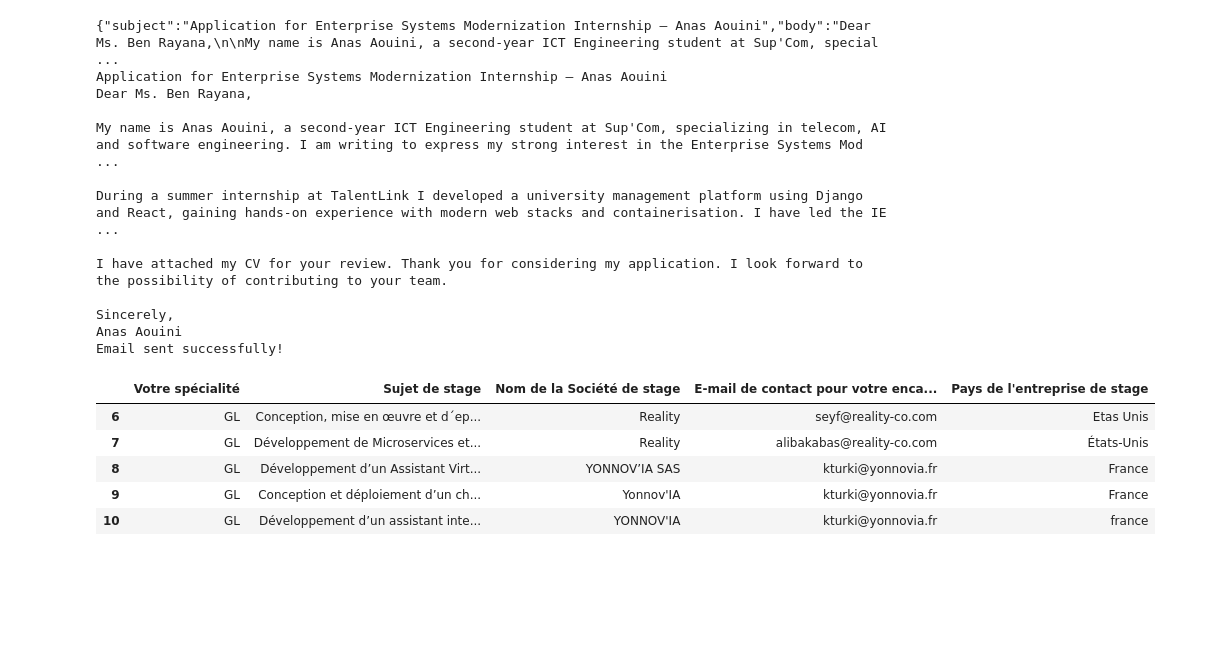
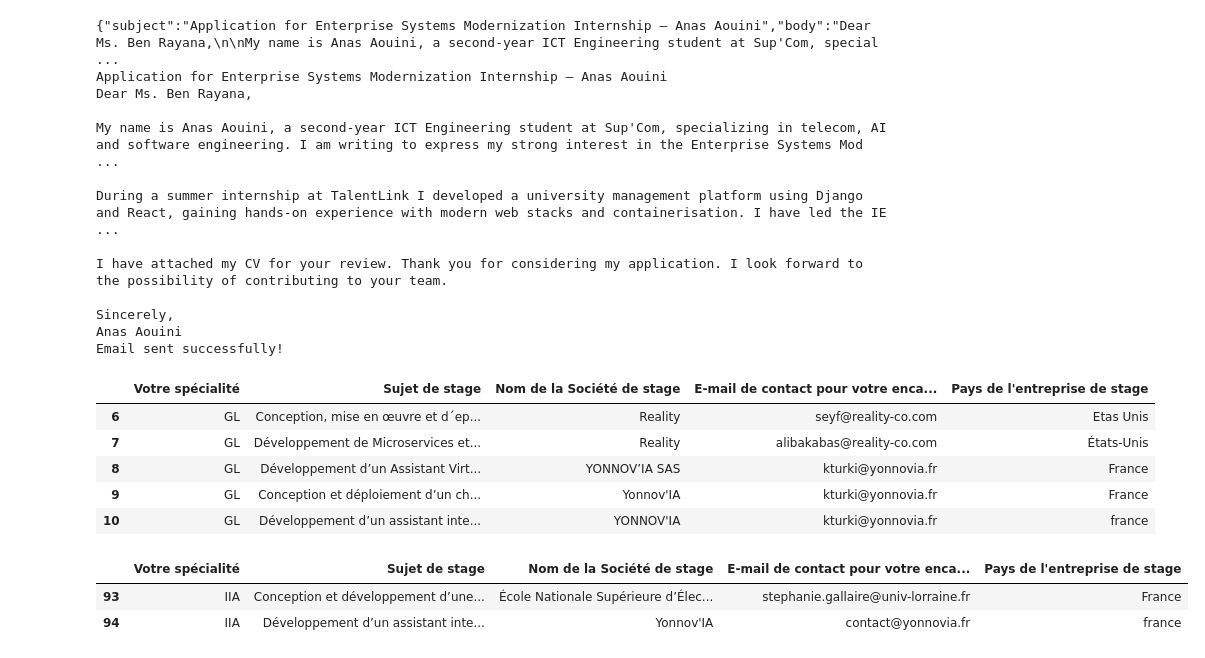
Before and after one commit to anas-dev0/automated_mail_sending, a Jupyter notebook: data.ipynb, the cells around one changed output. Drawn from its saved outputs; the diff is of its cells as text; code cells hidden in the pictures; blank space fills up the shorter version.

```diff
--- a/data.ipynb
+++ b/data.ipynb
@@ -163,3 +163,9 @@ df[6::].head()
 | 8 | GL | Développement d’un Assistant Virt... | YONNOV’IA SAS | kturki@yonnovia.fr | France |
 | 9 | GL | Conception et déploiement d’un ch... | Yonnov'IA | kturki@yonnovia.fr | France |
 | 10 | GL | Développement d’un assistant inte... | YONNOV'IA | kturki@yonnovia.fr | france |
+# %%
+df[93:95]
+# %% [output]
+|  | Votre spécialité | Sujet de stage | Nom de la Société de stage | E-mail de contact pour votre enca... | Pays de l'entreprise de stage |
+| 93 | IIA | Conception et développement d’une... | École Nationale Supérieure d’Élec... | stephanie.gallaire@univ-lorraine.fr | France |
+| 94 | IIA | Développement d’un assistant inte... | Yonnov'IA | contact@yonnovia.fr | france |
```
Also changed, not shown: parts of 3 cells of this notebook, 11 other files.
